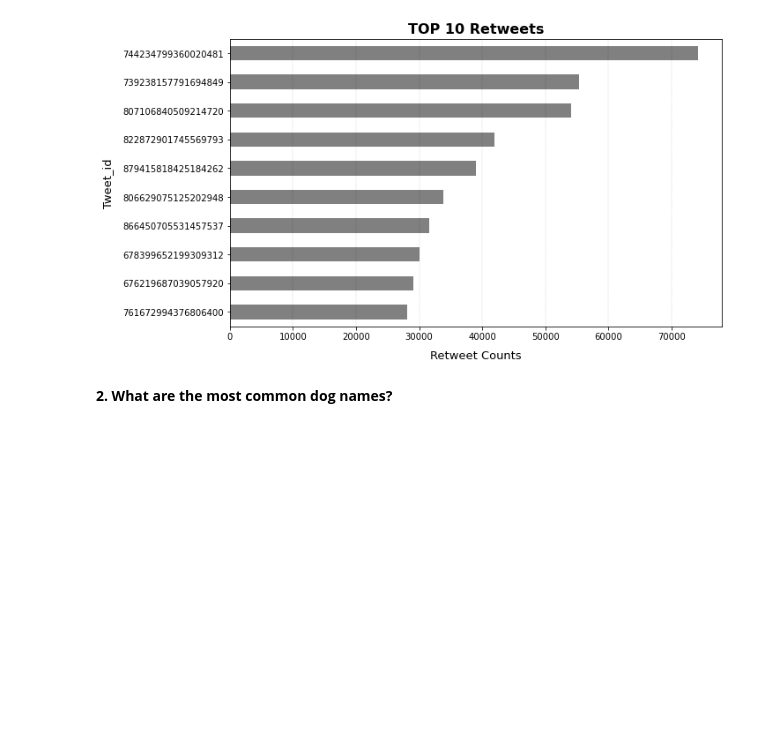
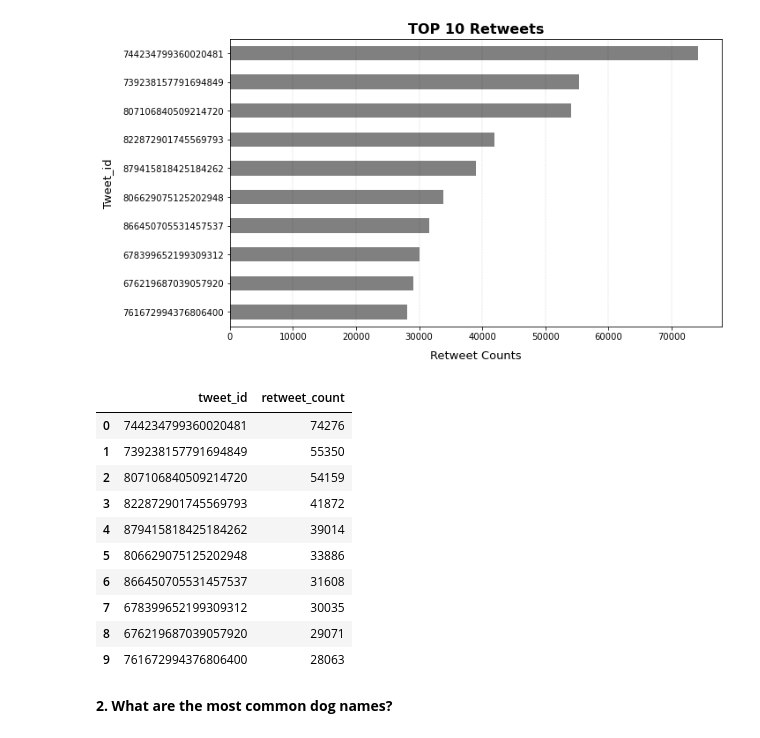
Before and after one commit to Alex-YuZ/Data-Wrangling-on-Twitter-Data, a Jupyter notebook: wrangle_act.ipynb, the cells around one changed output. Cells and saved outputs as stored; diff of their text form; code cells hidden in the pictures; blank space fills up the shorter version.

```diff
--- a/wrangle_act.ipynb
+++ b/wrangle_act.ipynb
@@ -1104,6 +1118,20 @@ plt.xlabel('Retweet Counts', fontsize=13, labelpad=10)
 plt.grid(axis='x', color='k', linewidth=0.3, linestyle='-.', alpha=0.3);
 # %% [output]
 [figure]
+# %%
+top10_ret
+# %% [output]
+|  | tweet_id | retweet_count |
+| 0 | 744234799360020481 | 74276 |
+| 1 | 739238157791694849 | 55350 |
+| 2 | 807106840509214720 | 54159 |
+| 3 | 822872901745569793 | 41872 |
+| 4 | 879415818425184262 | 39014 |
+| 5 | 806629075125202948 | 33886 |
+| 6 | 866450705531457537 | 31608 |
+| 7 | 678399652199309312 | 30035 |
+| 8 | 676219687039057920 | 29071 |
+| 9 | 761672994376806400 | 28063 |
 # %% [markdown]
 **2. What are the most common dog names?**
 # %%
```
Also changed, not shown: parts of 10 cells of this notebook, 11 other files.
